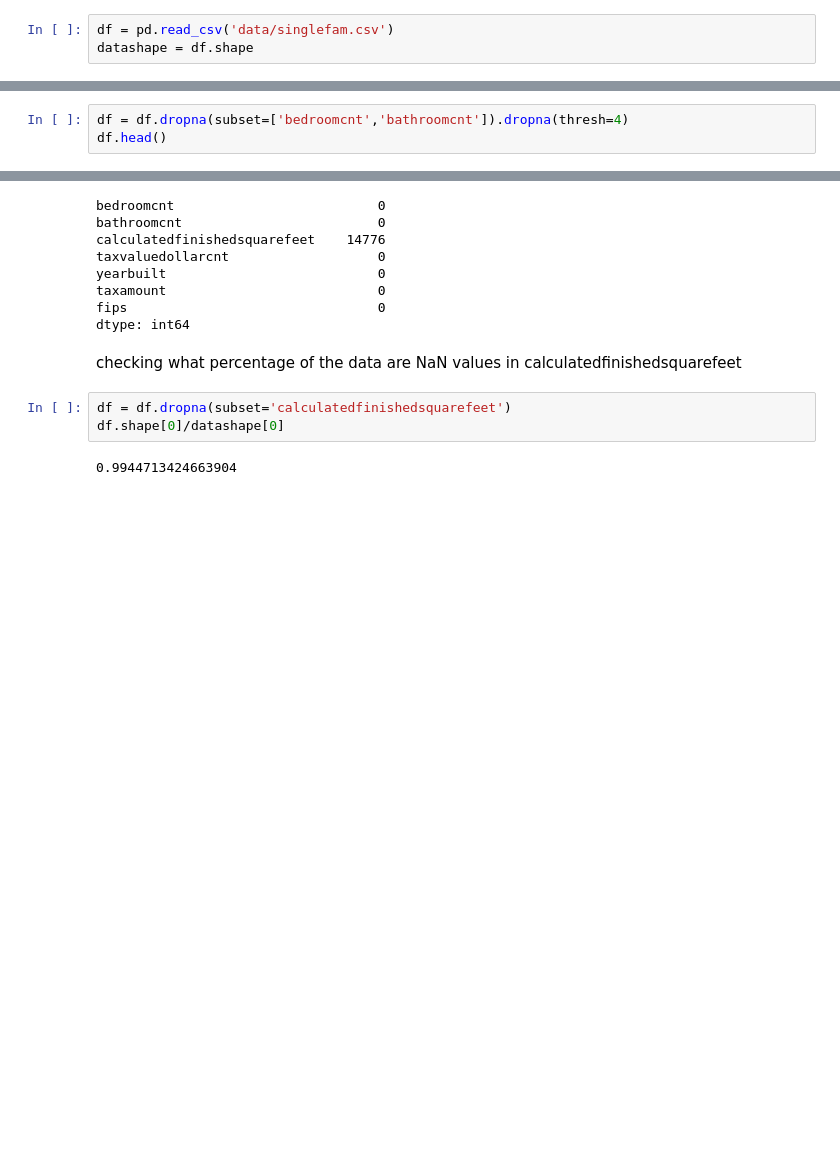
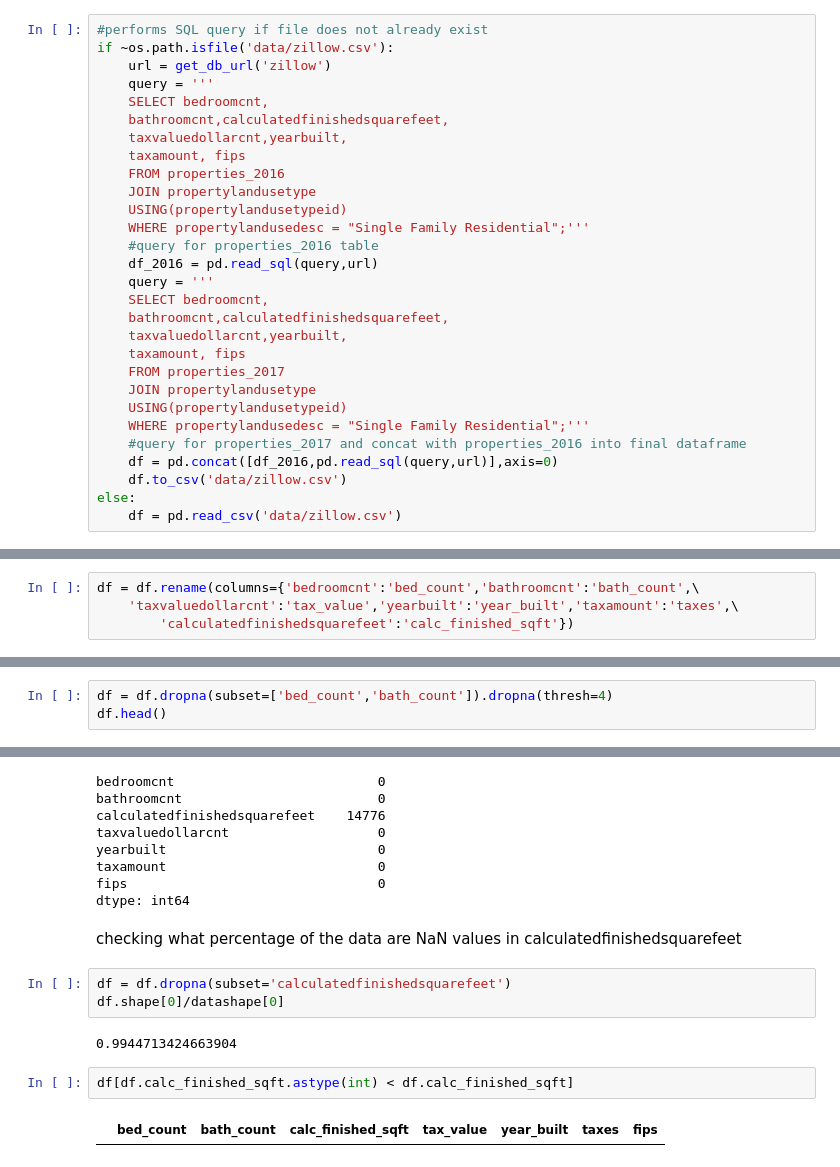
Before and after one commit to Is0metry/regression-exercises, a Jupyter notebook: wrangle.ipynb, the cells around one changed output, grey strips where cells are left out. Saved outputs shown, nothing was run; the diff lists cells and outputs as text; blank space fills up the shorter version.

```diff
--- a/wrangle.ipynb
+++ b/wrangle.ipynb
@@ -33,3 +8,29 @@ df.to_csv('data/singlefam.csv',index=False)
-# %%
-df = pd.read_csv('data/singlefam.csv')
-datashape = df.shape
+# %%
+#performs SQL query if file does not already exist
+if ~os.path.isfile('data/zillow.csv'):
+    url = get_db_url('zillow')
+    query = '''
+    SELECT bedroomcnt,
+    bathroomcnt,calculatedfinishedsquarefeet,
+    taxvaluedollarcnt,yearbuilt,
+    taxamount, fips
+    FROM properties_2016
+    JOIN propertylandusetype
+    USING(propertylandusetypeid)
+    WHERE propertylandusedesc = "Single Family Residential";'''
+    #query for properties_2016 table
+    df_2016 = pd.read_sql(query,url)
+    query = '''
+    SELECT bedroomcnt,
+    bathroomcnt,calculatedfinishedsquarefeet,
+    taxvaluedollarcnt,yearbuilt,
+    taxamount, fips
+    FROM properties_2017
+    JOIN propertylandusetype
+    USING(propertylandusetypeid)
+    WHERE propertylandusedesc = "Single Family Residential";'''
+    #query for properties_2017 and concat with properties_2016 into final dataframe
+    df = pd.concat([df_2016,pd.read_sql(query,url)],axis=0)
+    df.to_csv('data/zillow.csv')
+else:
+    df = pd.read_csv('data/zillow.csv')
@@ -53,3 +58,7 @@ memory usage: 229.7 MB
+# %%
+df = df.rename(columns={'bedroomcnt':'bed_count','bathroomcnt':'bath_count',\
+    'taxvaluedollarcnt':'tax_value','yearbuilt':'year_built','taxamount':'taxes',\
+        'calculatedfinishedsquarefeet':'calc_finished_sqft'})
 # %%
 print(f'df shape: {df.shape[0]} rows x {df.shape[1]} columns')
 df.isna().sum()
@@ -83,7 +92,7 @@ memory usage: 229.7 MB
 # %% [markdown]
 dropping indices where $null \gt 4$ (i.e. where more than half the features are null)
 # %%
-df = df.dropna(subset=['bedroomcnt','bathroomcnt']).dropna(thresh=4)
+df = df.dropna(subset=['bed_count','bath_count']).dropna(thresh=4)
 df.head()
 # %% [output]
 |  | bedroomcnt | bathroomcnt | calculatedfinishedsquarefeet | taxvaluedollarcnt | yearbuilt | taxamount | fips |
@@ -157,6 +166,10 @@ df = df.dropna(subset='calculatedfinishedsquarefeet')
 df.shape[0]/datashape[0]
 # %% [output]
 0.9944713424663904
+# %%
+df[df.calc_finished_sqft.astype(int) < df.calc_finished_sqft]
+# %% [output]
+|  | bed_count | bath_count | calc_finished_sqft | tax_value | year_built | taxes | fips |
 # %%
 #check that the wrangle function works
 import wrangle
```
Also changed, not shown: parts of 7 cells of this notebook.
